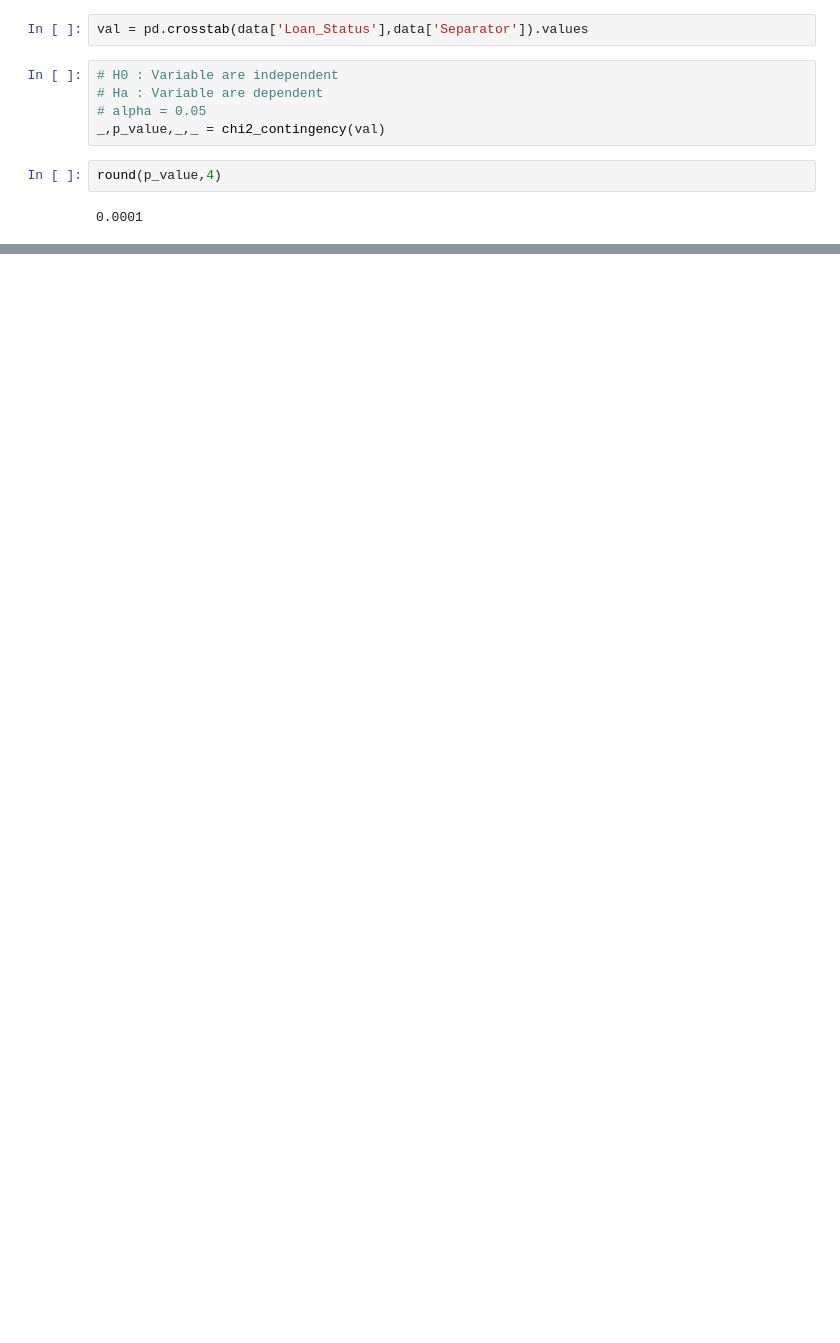
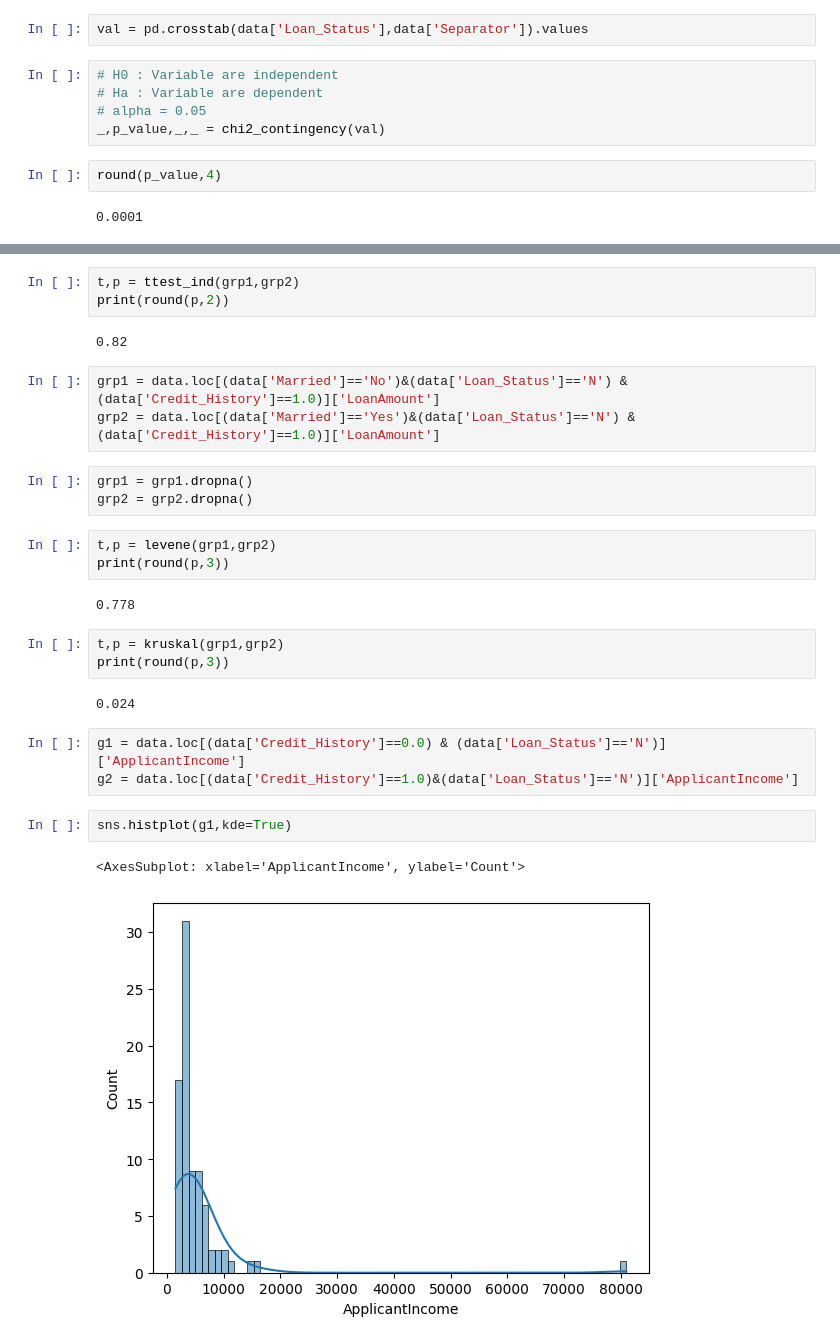
Before and after one commit to GauravDaharia20/Scaler-Projects, a Jupyter notebook: CC-Math-Fundamentals/Feature Engineering.ipynb, the cells around one changed output, grey strips where cells are left out. Drawn from its saved outputs; the diff is of its cells as text; blank space fills up the shorter version.

```diff
--- a/CC-Math-Fundamentals/Feature Engineering.ipynb
+++ b/CC-Math-Fundamentals/Feature Engineering.ipynb
@@ -374,0 +473,29 @@ round(p_value,4)
+# %%
+t,p = ttest_ind(grp1,grp2)
+print(round(p,2))
+# %% [output]
+0.82
+# %%
+grp1 = data.loc[(data['Married']=='No')&(data['Loan_Status']=='N') & (data['Credit_History']==1.0)]['LoanAmount']
+grp2 = data.loc[(data['Married']=='Yes')&(data['Loan_Status']=='N') & (data['Credit_History']==1.0)]['LoanAmount']
+# %%
+grp1 = grp1.dropna()
+grp2 = grp2.dropna()
+# %%
+t,p = levene(grp1,grp2)
+print(round(p,3))
+# %% [output]
+0.778
+# %%
+t,p = kruskal(grp1,grp2)
+print(round(p,3))
+# %% [output]
+0.024
+# %%
+g1 = data.loc[(data['Credit_History']==0.0) & (data['Loan_Status']=='N')]['ApplicantIncome']
+g2 = data.loc[(data['Credit_History']==1.0)&(data['Loan_Status']=='N')]['ApplicantIncome']
+# %%
+sns.histplot(g1,kde=True)
+# %% [output]
+<AxesSubplot: xlabel='ApplicantIncome', ylabel='Count'>
+[figure, added]
```
Also changed, not shown: parts of 30 cells of this notebook, 1 other file.
